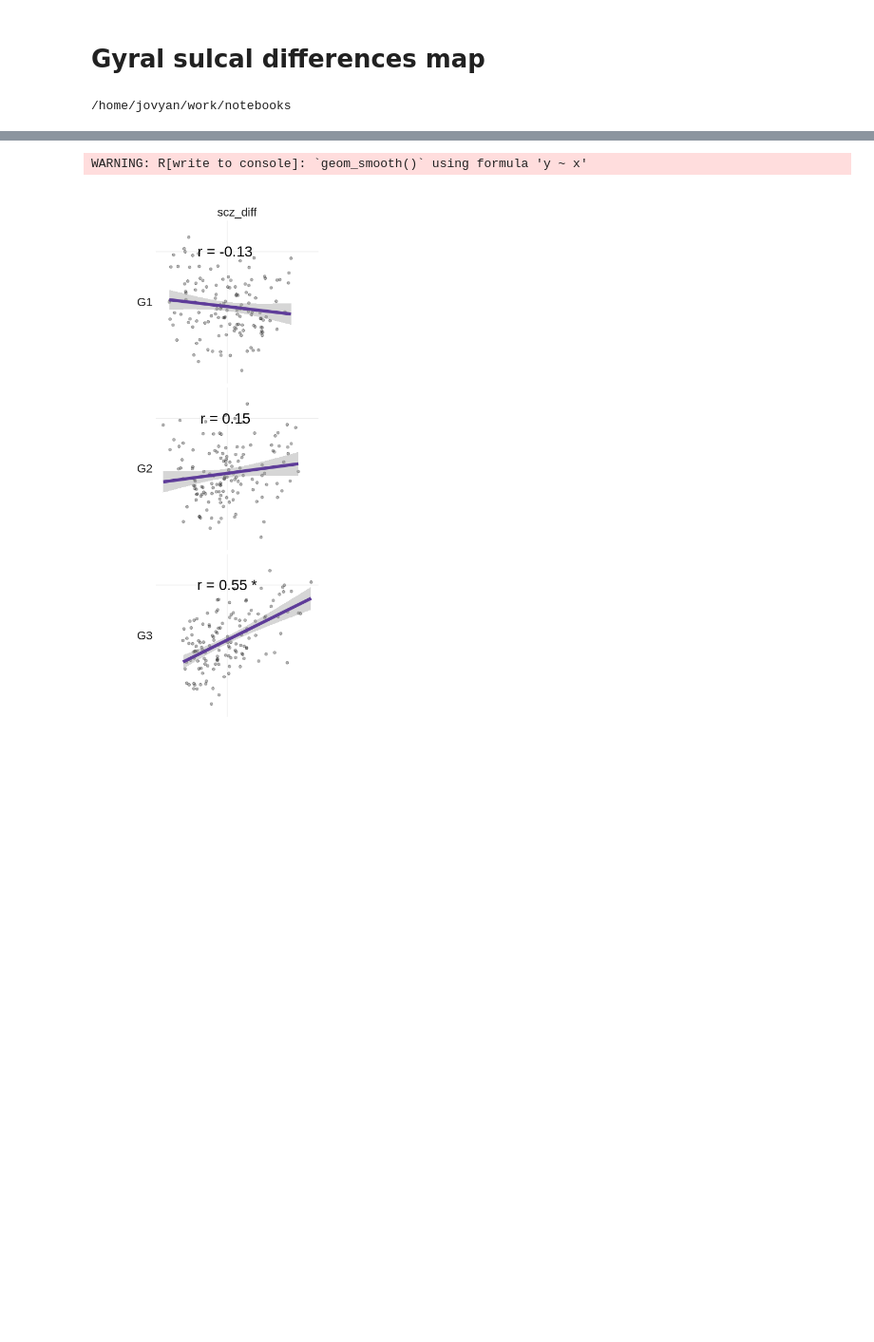
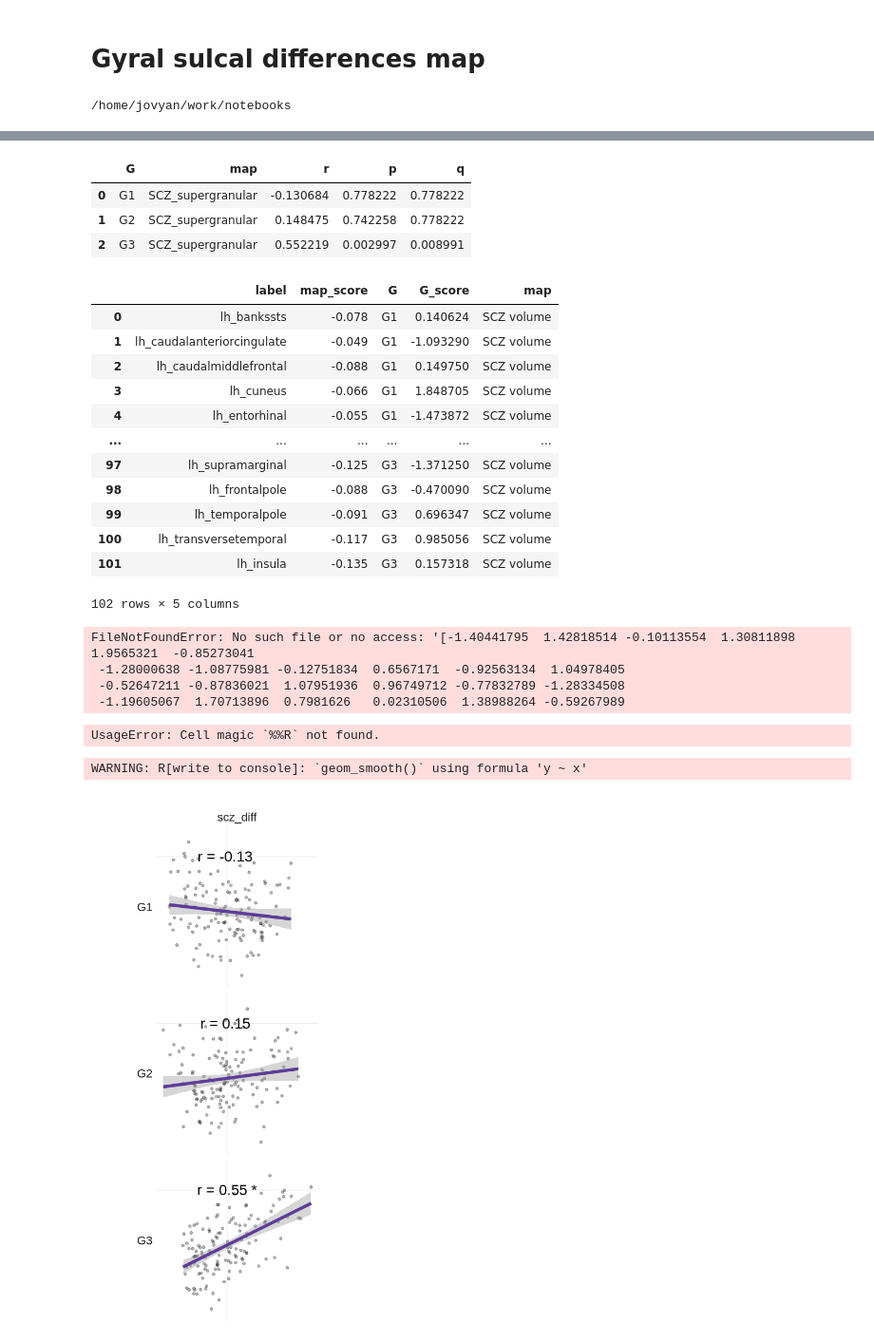
Before and after one commit to richardajdear/AHBA_gradients, a Jupyter notebook: notebooks/scz_gyral_sulcal.ipynb, the cells around one changed output, grey strips where cells are left out. Shown at 95% size. Saved outputs shown, nothing was run; the diff lists cells and outputs as text; code cells hidden in the pictures; blank space fills up the shorter version.

```diff
--- a/notebooks/scz_gyral_sulcal.ipynb
+++ b/notebooks/scz_gyral_sulcal.ipynb
@@ -101,3 +89,71 @@ WARNING: R[write to console]: merging atlas and data by 'label'
+# %%
+scz_diff_corrs = null_corrs.reset_index().rename({'level_0':'G', 'level_1':'map'}, axis=1)
+scz_diff_corrs
+# %% [output]
+|  | G | map | r | p | q |
+| 0 | G1 | SCZ_supergranular | -0.130684 | 0.778222 | 0.778222 |
+| 1 | G2 | SCZ_supergranular | 0.148475 | 0.742258 | 0.778222 |
+| 2 | G3 | SCZ_supergranular | 0.552219 | 0.002997 | 0.008991 |
+# %%
+scores_ds5_dk = dm_hcp_3d_ds5.score_in_dk()
+# %%
+brainchart_scz = get_disorder_maps()[['SCZ']].rename({'SCZ':'SCZ volume'}, axis=1)
+
+brainchart_scz_scatter = brainchart_scz \
+    .join(scores_ds5_dk.set_index('label')).reset_index() \
+    .melt(id_vars=['label','SCZ volume'], var_name='G', value_name='G_score') \
+    .rename({'SCZ volume':'map_score'}, axis=1).assign(map='SCZ volume')
+brainchart_scz_scatter
+# %% [output]
+|  | label | map_score | G | G_score | map |
+| 0 | lh_bankssts | -0.078 | G1 | 0.140624 | SCZ volume |
+| 1 | lh_caudalanteriorcingulate | -0.049 | G1 | -1.093290 | SCZ volume |
+| 2 | lh_caudalmiddlefrontal | -0.088 | G1 | 0.149750 | SCZ volume |
+| 3 | lh_cuneus | -0.066 | G1 | 1.848705 | SCZ volume |
+| 4 | lh_entorhinal | -0.055 | G1 | -1.473872 | SCZ volume |
+| ... | ... | ... | ... | ... | ... |
+| 97 | lh_supramarginal | -0.125 | G3 | -1.371250 | SCZ volume |
+| 98 | lh_frontalpole | -0.088 | G3 | -0.470090 | SCZ volume |
+| 99 | lh_temporalpole | -0.091 | G3 | 0.696347 | SCZ volume |
+| 100 | lh_transversetemporal | -0.117 | G3 | 0.985056 | SCZ volume |
+| 101 | lh_insula | -0.135 | G3 | 0.157318 | SCZ volume |
+102 rows × 5 columns
+# %%
+nulls = np.load('../outputs/permutations/hcp_3d_ds5_spin_5000_in_dk.npy')[:,:,:1000]
+null_corrs = corr_nulls_from_grads(nulls, scores_ds5_dk, brainchart_scz)
+brainchart_scz_corrs = null_corrs.reset_index().rename({'level_0':'G', 'level_1':'map'}, axis=1)
+brainchart_scz_corrs
+# %% [output]
+FileNotFoundError: No such file or no access: '[-1.40441795  1.42818514 -0.10113554  1.30811898  1.9565321  -0.85273041
+ -1.28000638 -1.08775981 -0.12751834  0.6567171  -0.92563134  1.04978405
+ -0.52647211 -0.87836021  1.07951936  0.96749712 -0.77832789 -1.28334508
+ -1.19605067  1.70713896  0.7981626   0.02310506  1.38988264 -0.59267989
+# %%
+%%R -w 20 -h 14 --units in -r 100 -i scores_ds5 -i scz_diff -i scz_diff_scatter -i scz_diff_corrs -i brainchart_scz -i brainchart_scz_scatter -i brainchart_scz_corrs
+source("../code/brainPlots.R")
+source("../code/plot_maps.R")
+
+g0 = plot_hcp_wide(scores_ds5) + ggtitle('AHBA gradients filtering for most stable regions (137/180) and genes (top 50%, ~8k)')
+g1 = plot_maps_dk(brainchart_scz, name='mean centile score of cortical volume') #+ theme(legend.position='right')
+g2 = plot_maps(scz_diff, name='case-control Z of gyral vs sulcal thickness') #+ theme(legend.position='right')
+g1b = plot_maps_scatter(brainchart_scz_scatter, brainchart_scz_corrs) + plot_layout(tag_level='new')
+g2b = plot_maps_scatter(scz_diff_scatter, scz_diff_corrs, y=2) + plot_layout(tag_level='new')
+
+plot = (
+g0 / (g1 | g1b) / (g2 | g2b)
+)
+themed = plot & theme(
+    strip.text=element_text(size=22),
+    legend.title=element_text(size=20),
+    legend.text=element_text(size=20),
+    strip.text.y.left=element_text(angle=90),
+    plot.tag.position = c(0, 1),
+    plot.tag = element_text(size=28, face='bold', hjust=0)
+    )
+
+themed + plot_annotation(tag_level='a')
+# %% [output]
+UsageError: Cell magic `%%R` not found.
 # %%
 %%R -w 5 -h 10 --units in -r 100 -i scz_diff -i hcp_scores -i scz_diff_scatter -i scz_diff_null_p
 g3 = plot_maps_scatter(scz_diff_scatter, scz_diff_null_p, size=7, facet='h')
```
Also changed, not shown: parts of 8 cells of this notebook, 17 other files.
